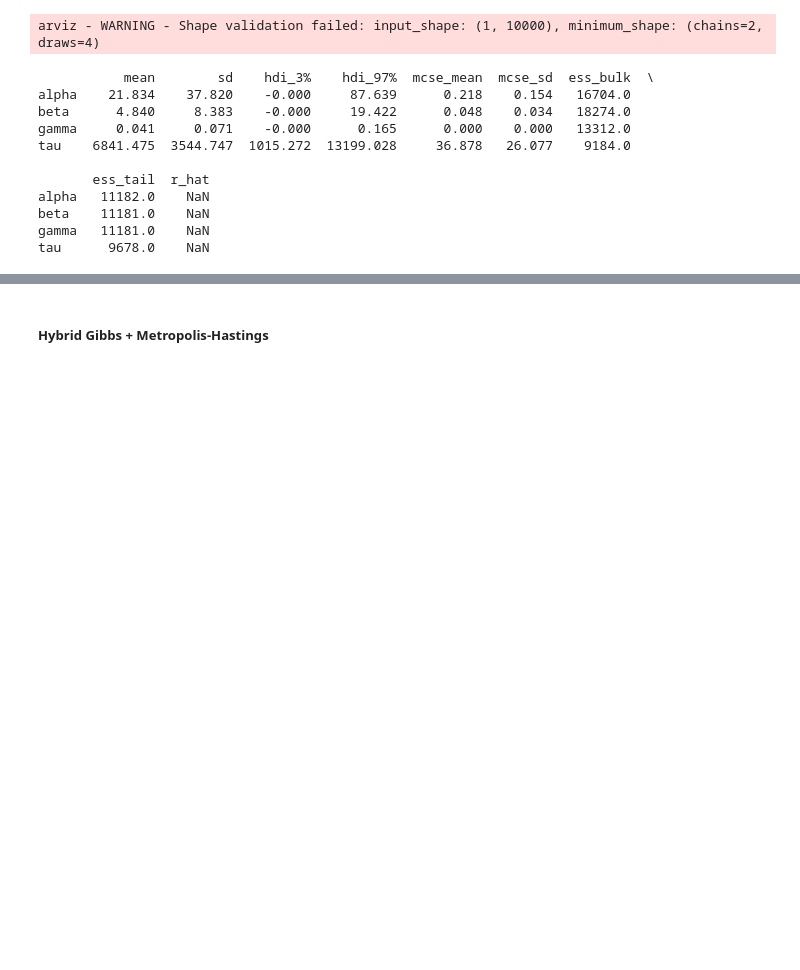
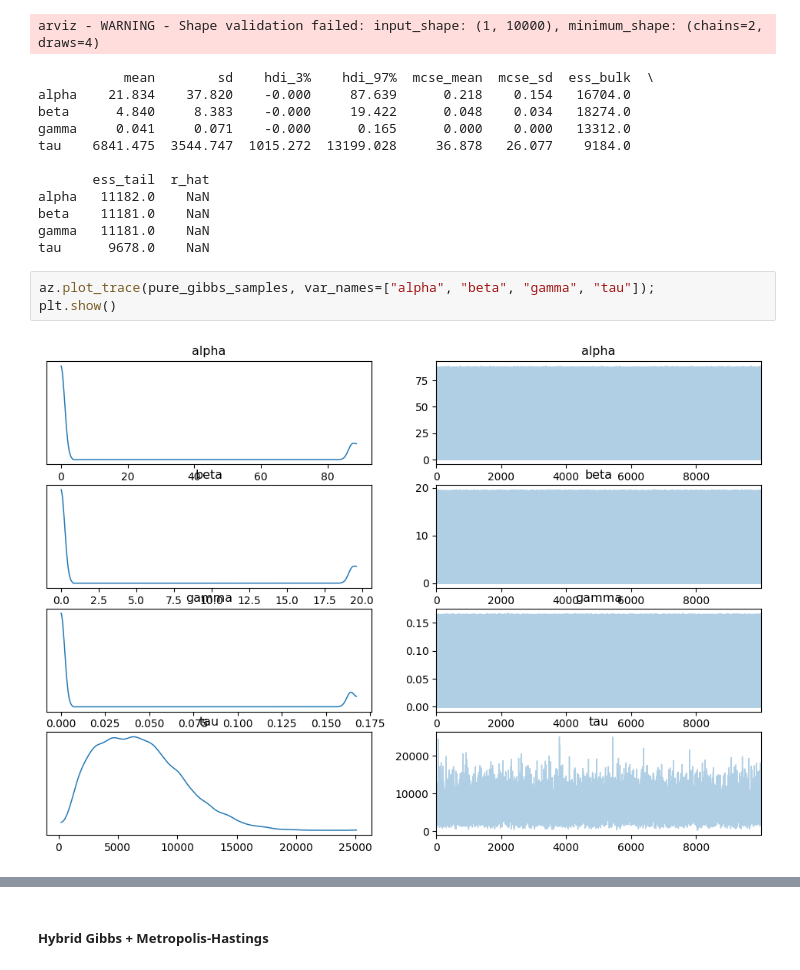
Before and after one commit to samarelayed/Advanced_Bayesian_Inference_Salm_Project, a Jupyter notebook: Advanced_Bayesian_Inference_Salm_Project.ipynb, the cells around one changed output, grey strips where cells are left out. Cells and saved outputs as stored; diff of their text form; blank space fills up the shorter version.

Commit message:
plot pure_gibbs_samples

```diff
--- a/Advanced_Bayesian_Inference_Salm_Project.ipynb
+++ b/Advanced_Bayesian_Inference_Salm_Project.ipynb
@@ -348,3 +348,8 @@ alpha   11182.0    NaN
 beta    11181.0    NaN
 gamma   11181.0    NaN
 tau      9678.0    NaN
+# %%
+az.plot_trace(pure_gibbs_samples, var_names=["alpha", "beta", "gamma", "tau"]);
+plt.show()
+# %% [output]
+[figure, added]
```
Also changed, not shown: parts of 1 cell of this notebook.
